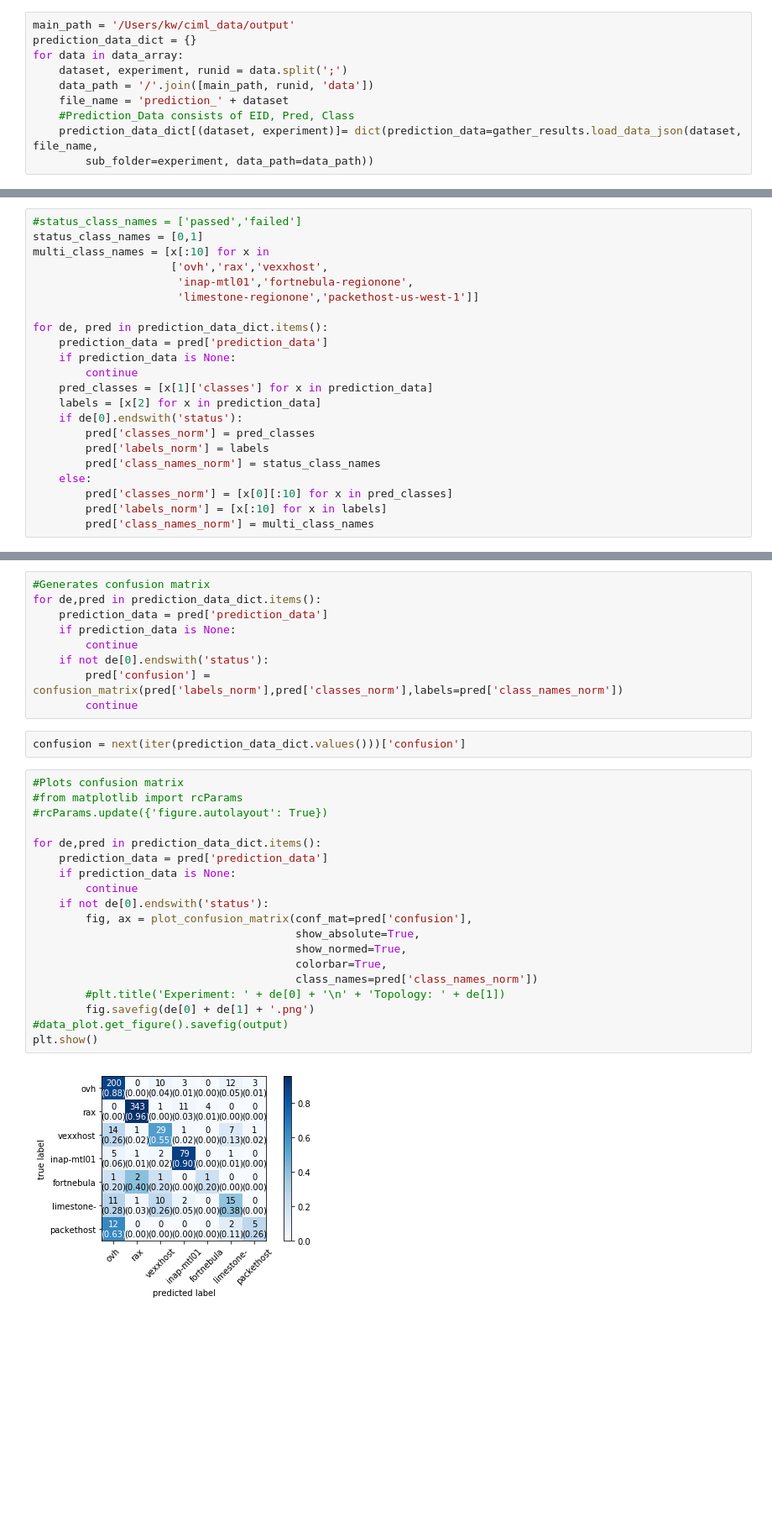
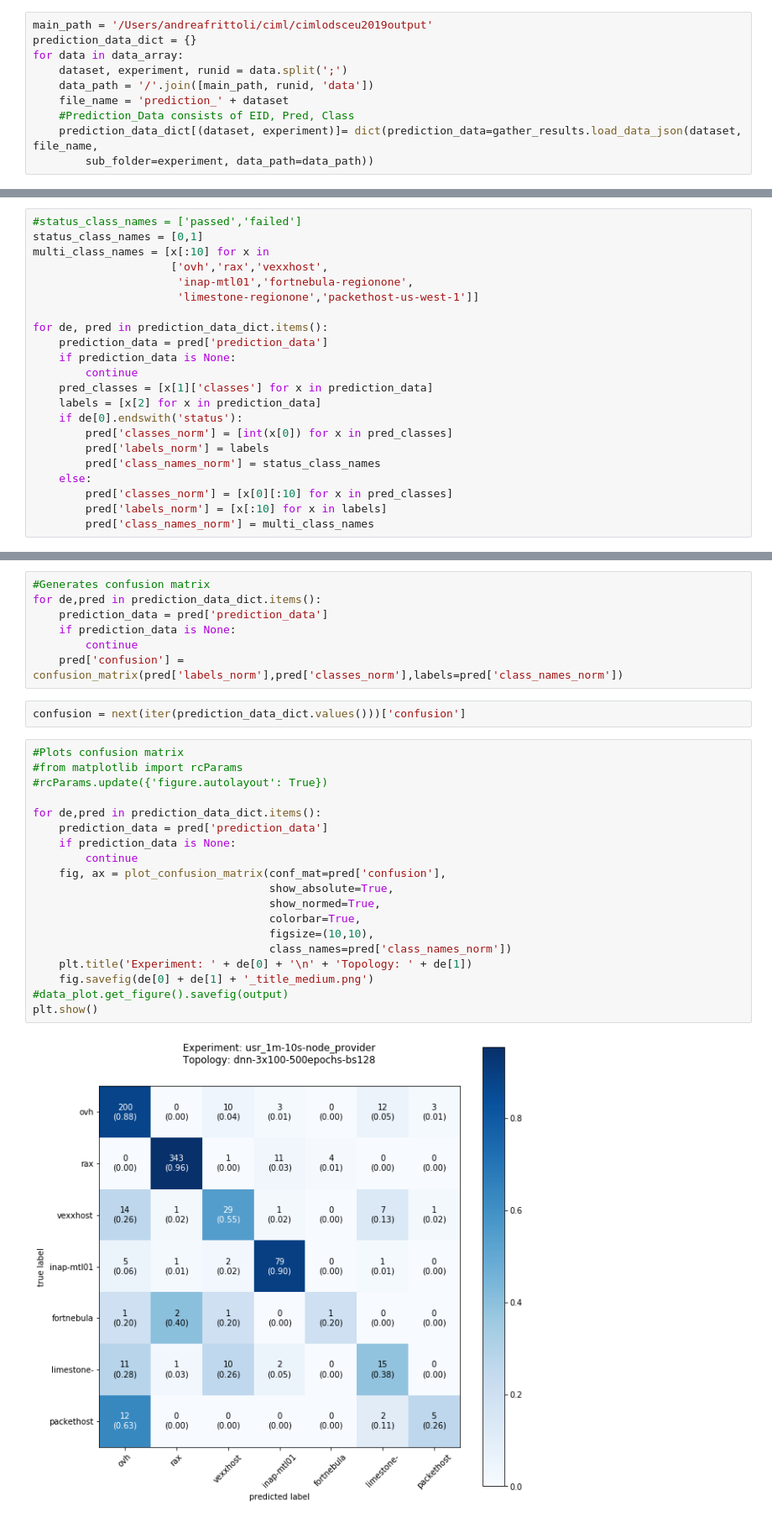
Before and after one commit to mtreinish/ciml, a Jupyter notebook: Multiclass_Metrics Report.ipynb, the cells around one changed output, grey strips where cells are left out. Shown at 84% size. Saved outputs shown, nothing was run; the diff lists cells and outputs as text; blank space fills up the shorter version.

```diff
--- a/Multiclass_Metrics Report.ipynb
+++ b/Multiclass_Metrics Report.ipynb
@@ -43,7 +43,7 @@ data_array = ['usr_1m-10s-node_provider;dnn-3x100-500epochs-bs128;e47805f2-e897-
 'usr_1m-10s-status;dnn-5x100-500epochs-bs128;96c7f104-28f5-4a7b-b925-d7af6f8f0eab',
 'usr_1m-1min-status;dnn-5x100-500epochs-bs128;ea60c7fd-c2bf-48f3-979f-52f53e731650']
 # %%
-main_path = '/Users/kw/ciml_data/output'
+main_path = '/Users/andreafrittoli/ciml/cimlodsceu2019output'
 prediction_data_dict = {}
 for data in data_array:
     dataset, experiment, runid = data.split(';')
@@ -92,7 +67,7 @@ for de, pred in prediction_data_dict.items():
     pred_classes = [x[1]['classes'] for x in prediction_data]
     labels = [x[2] for x in prediction_data]
     if de[0].endswith('status'):
-        pred['classes_norm'] = pred_classes
+        pred['classes_norm'] = [int(x[0]) for x in pred_classes]
         pred['labels_norm'] = labels
         pred['class_names_norm'] = status_class_names
     else:
@@ -115,29 +80,27 @@ for de,pred in prediction_data_dict.items():
     prediction_data = pred['prediction_data']
     if prediction_data is None:
         continue
-    if not de[0].endswith('status'):
-        pred['confusion'] = confusion_matrix(pred['labels_norm'],pred['classes_norm'],labels=pred['class_names_norm'])
-        continue
+    pred['confusion'] = confusion_matrix(pred['labels_norm'],pred['classes_norm'],labels=pred['class_names_norm'])
 # %%
 confusion = next(iter(prediction_data_dict.values()))['confusion']
 # %%
 #Plots confusion matrix
 #from matplotlib import rcParams
 #rcParams.update({'figure.autolayout': True})
 
 for de,pred in prediction_data_dict.items():
     prediction_data = pred['prediction_data']
     if prediction_data is None:
         continue
-    if not de[0].endswith('status'):
-        fig, ax = plot_confusion_matrix(conf_mat=pred['confusion'],
-                                        show_absolute=True,
-                                        show_normed=True,
-                                        colorbar=True,
-                                        class_names=pred['class_names_norm'])
-        #plt.title('Experiment: ' + de[0] + '\n' + 'Topology: ' + de[1])
-        fig.savefig(de[0] + de[1] + '.png')
+    fig, ax = plot_confusion_matrix(conf_mat=pred['confusion'],
+                                    show_absolute=True,
+                                    show_normed=True,
+                                    colorbar=True,
+                                    figsize=(10,10),
+                                    class_names=pred['class_names_norm'])
+    plt.title('Experiment: ' + de[0] + '\n' + 'Topology: ' + de[1])
+    fig.savefig(de[0] + de[1] + '_title_medium.png')
 #data_plot.get_figure().savefig(output)
 plt.show()
 # %% [output]
-[figure, old version]
+[figure, new version]
```
Also changed, not shown: parts of 4 cells of this notebook.
